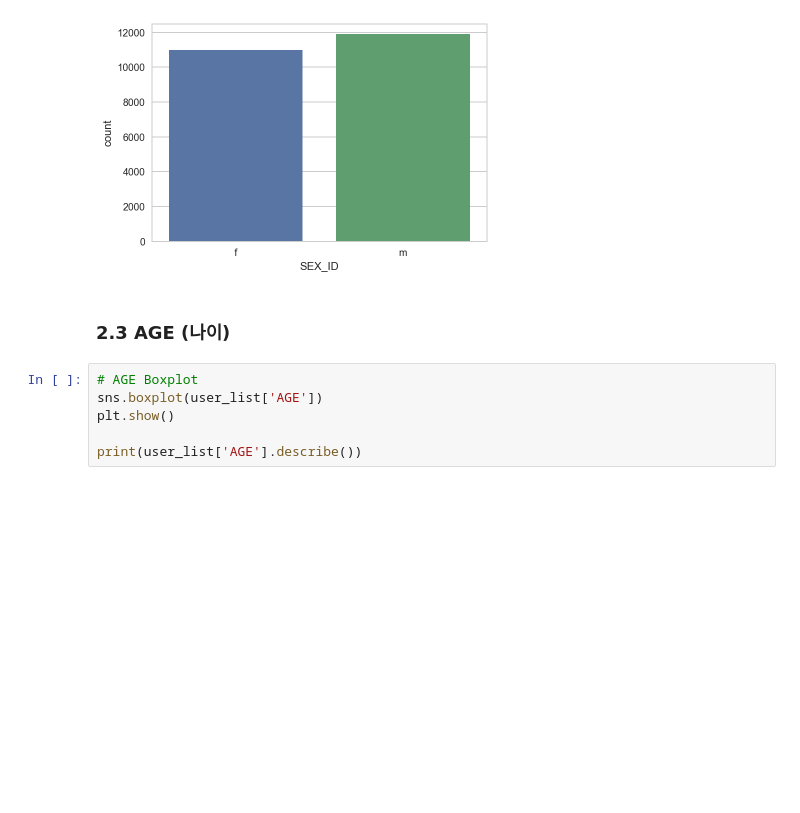
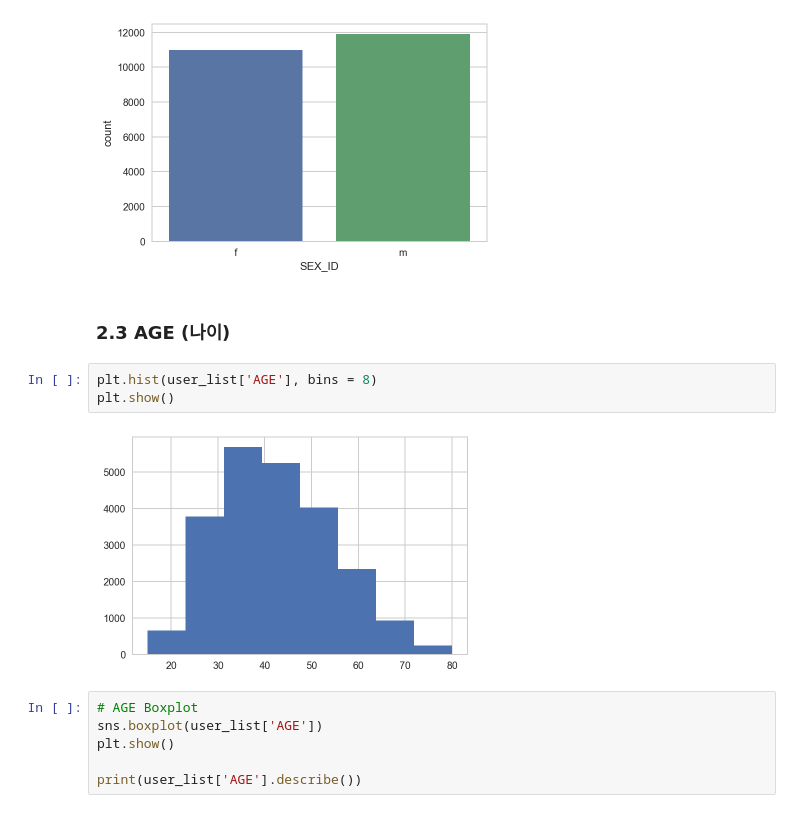
Before and after one commit to JoonSeongLee/dss7-coupon, a Jupyter notebook: si/EDA.ipynb, the cells around one changed output. Saved outputs shown, nothing was run; the diff lists cells and outputs as text; blank space fills up the shorter version.

```diff
--- a/si/EDA.ipynb
+++ b/si/EDA.ipynb
@@ -109,6 +117,11 @@ plt.show()
 [figure]
 # %% [markdown]
 ### 2.3 AGE (나이)
+# %%
+plt.hist(user_list['AGE'], bins = 8)
+plt.show()
+# %% [output]
+[figure, added]
 # %%
 # AGE Boxplot
 sns.boxplot(user_list['AGE'])
```
Also changed, not shown: parts of 27 cells of this notebook.
